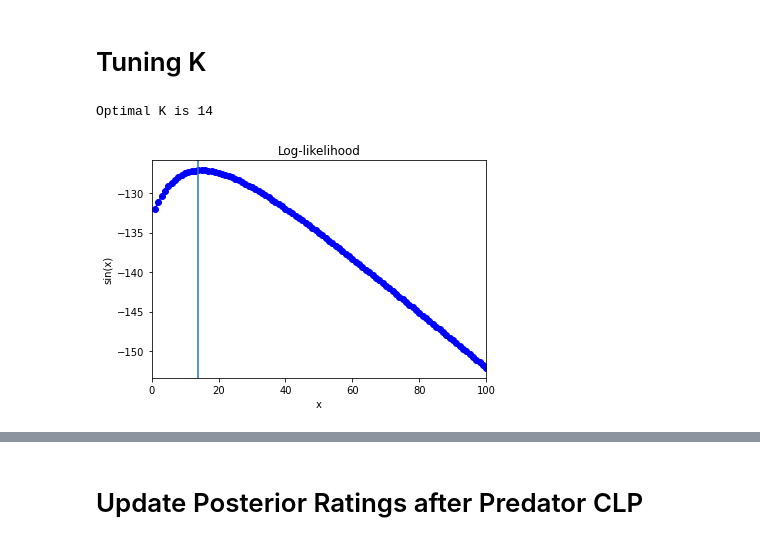
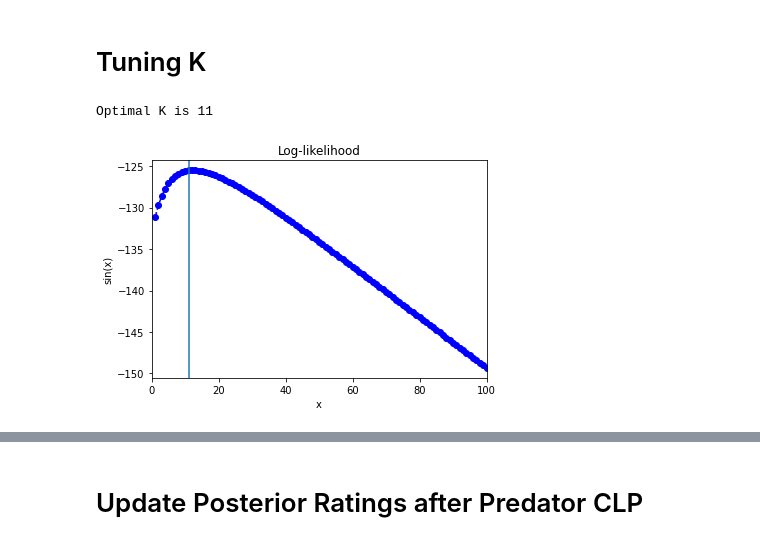
Before and after one commit to sethbilliau/SportsAnalytics, a Jupyter notebook: final/pool.ipynb, the cells around one changed output, grey strips where cells are left out. Saved outputs shown, nothing was run; the diff lists cells and outputs as text; code cells hidden in the pictures.

```diff
--- a/final/pool.ipynb
+++ b/final/pool.ipynb
@@ -260,15 +285,15 @@ for k in K:
 # %%
 ax = plt.axes()
 ax.plot(K, log_likelihoods, '--bo')
 ax.axvline(log_likelihoods.index(max(log_likelihoods)))
 ax.set(xlim=(0, 100),
-       xlabel='x', ylabel='sin(x)',
+       xlabel='K', ylabel='Log-likelihood',
        title='Log-likelihood');
 
 print("Optimal K is " + str(log_likelihoods.index(max(log_likelihoods))))
 # %% [output]
-Optimal K is 14
+Optimal K is 11
-[figure, old version]
+[figure, new version]
 # %%
 bestK = log_likelihoods.index(max(log_likelihoods))
 # %%
```
Also changed, not shown: parts of 36 cells of this notebook, 3 other files.
